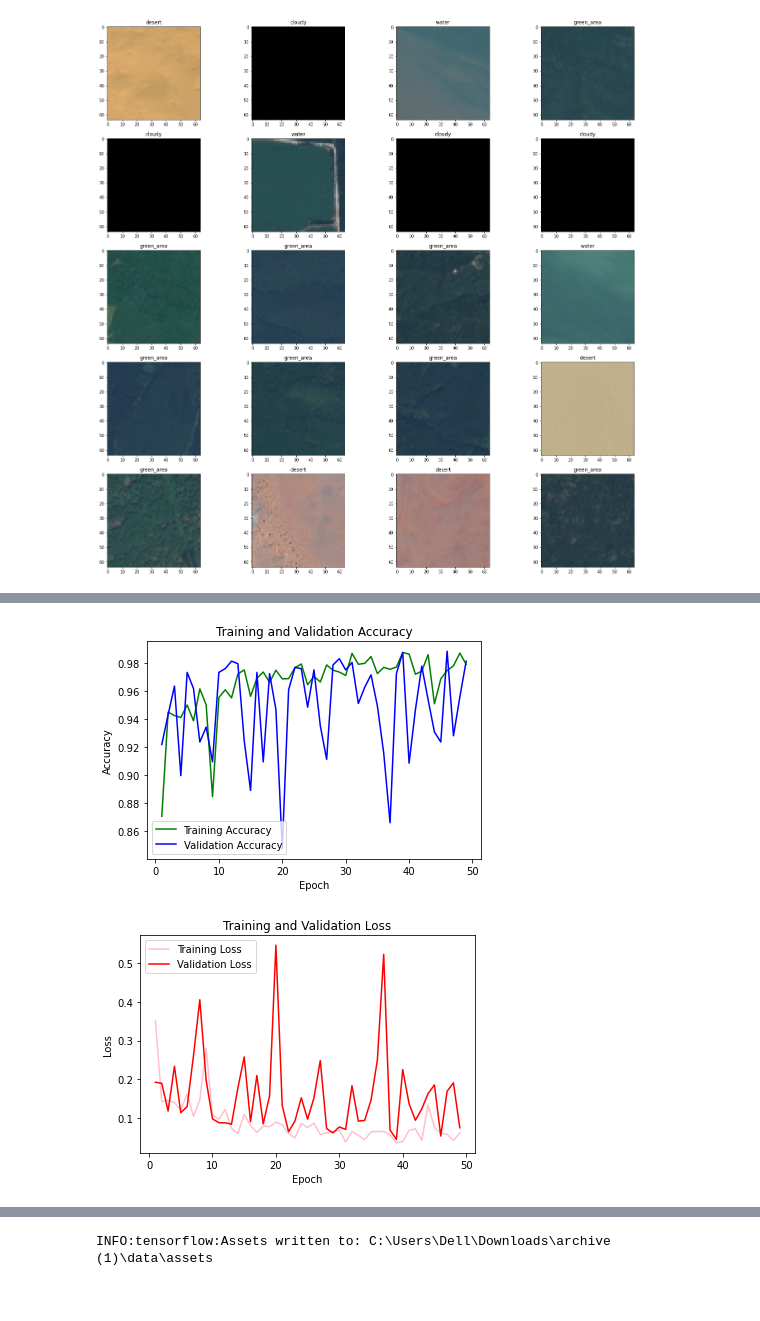
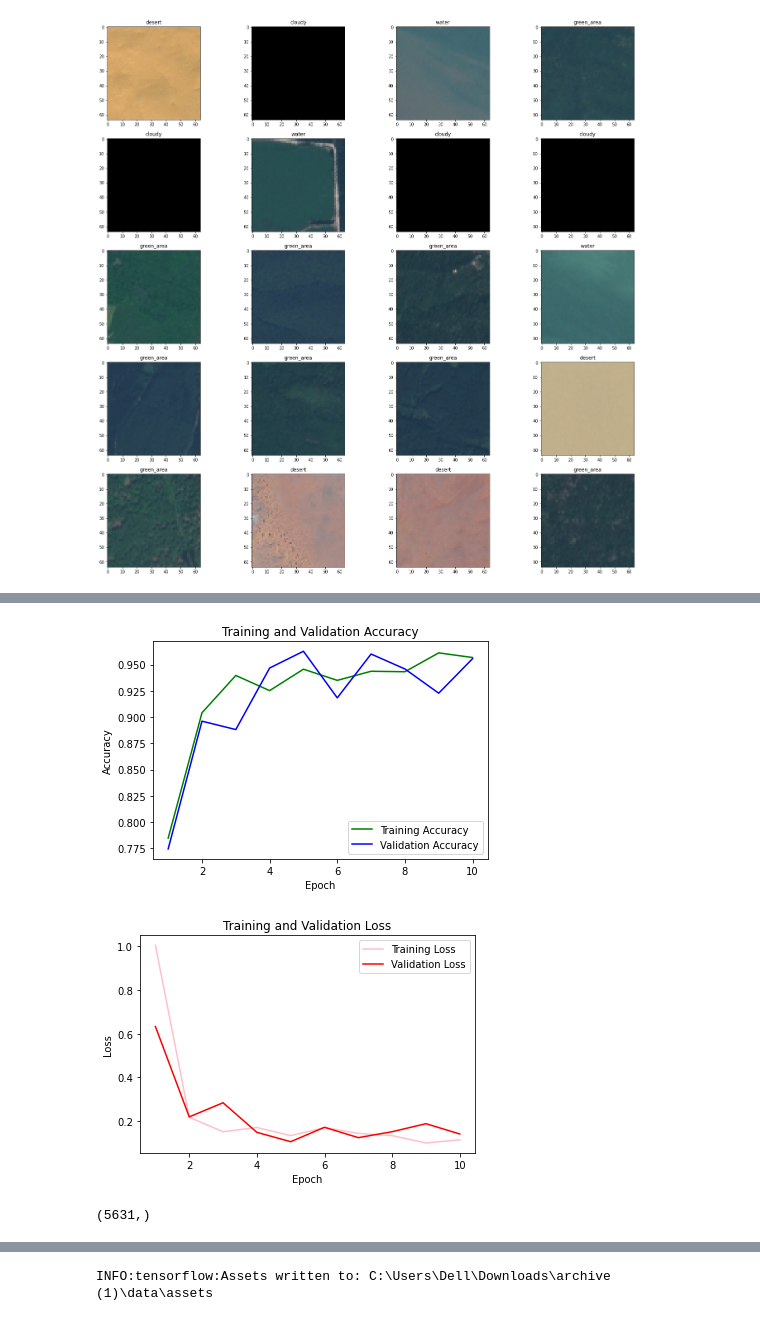
Before and after one commit to grzech903/-Image-Classification, a Jupyter notebook: Pierwsze NN .ipynb, the cells around one changed output, grey strips where cells are left out. Saved outputs shown, nothing was run; the diff lists cells and outputs as text; code cells hidden in the pictures.

```diff
--- a/Pierwsze NN .ipynb
+++ b/Pierwsze NN .ipynb
@@ -42,13 +42,20 @@ train_data = tf.keras.preprocessing.image_dataset_from_directory(image_dir,
                                                                  subset = "training"
                                                                  )
 
+val_data = tf.keras.preprocessing.image_dataset_from_directory(image_dir,
+                                                                 image_size = (64,64),
+                                                                 label_mode = "categorical",
+                                                                 batch_size= 32,
+                                                                 validation_split = 0.20,
+                                                                 seed = 42,
+                                                                 subset = "validation"
+                                                                 )
+
 test_data = tf.keras.preprocessing.image_dataset_from_directory(image_dir,
                                                                 image_size = (64,64),
                                                                 label_mode = "categorical",
-                                                                batch_size = 32,
-                                                                seed = 42,
-                                                                validation_split = 0.20,
-                                                                subset = "validation"
+                                                                batch_size = 32
+
                                                                 )
 
 #Checking class names
@@ -96,7 +104,7 @@ model.add(Dense(n_classes, "softmax"))
 
 model.compile(loss="categorical_crossentropy",
               optimizer="adam",
-              metrics=["accuracy"])
+              metrics=["categorical_accuracy"])
 
 model.summary()
 # %% [output]
@@ -120,10 +128,10 @@ _________________________________________________________________
 # %%
 #Learning a neural network
 
-early_stopping = EarlyStopping(monitor="accuracy", patience=10)
+early_stopping = EarlyStopping(monitor="val_categorical_accuracy", patience=10)
 
-history = model.fit(train_data,    validation_data = test_data,
-          epochs=50,
+history = model.fit(train_data , validation_data= val_data,
+          epochs=10,
           callbacks=[early_stopping]
           )
 # %% [output]
@@ -147,31 +158,38 @@ Epoch 49/50
 # %%
 #Result  plot
-acc = history.history['accuracy']
-val_acc = history.history['val_accuracy']
+acc = history.history['categorical_accuracy']
+val_acc = history.history['val_categorical_accuracy']
 loss = history.history['loss']
 val_loss = history.history['val_loss']
 epochs = range(1, len(loss) + 1)
 
 
 plt.plot(epochs, acc, color='green', label='Training Accuracy')
 plt.plot(epochs, val_acc, color='blue', label='Validation Accuracy')
 plt.title('Training and Validation Accuracy')
 plt.ylabel('Accuracy')
 plt.xlabel('Epoch')
 plt.legend()
 
 plt.figure()
 
 
 #loss plot
 plt.plot(epochs, loss, color='pink', label='Training Loss')
 plt.plot(epochs, val_loss, color='red', label='Validation Loss')
 plt.title('Training and Validation Loss')
 plt.xlabel('Epoch')
 plt.ylabel('Loss')
 plt.legend()
 
 plt.show()
 # %% [output]
-[figure, old version]
+[figure, new version]
-[figure, old version]
+[figure, new version]
+# %%
+class_name = {0:"cloud",1:"desert" , 2 : 'green_area', 3: 'water'}
+y = model.predict(test_data)
+y =  np.argmax(y,axis= 1 )
+y.shape
+# %% [output]
+(5631,)
```
Also changed, not shown: parts of 7 cells of this notebook.
